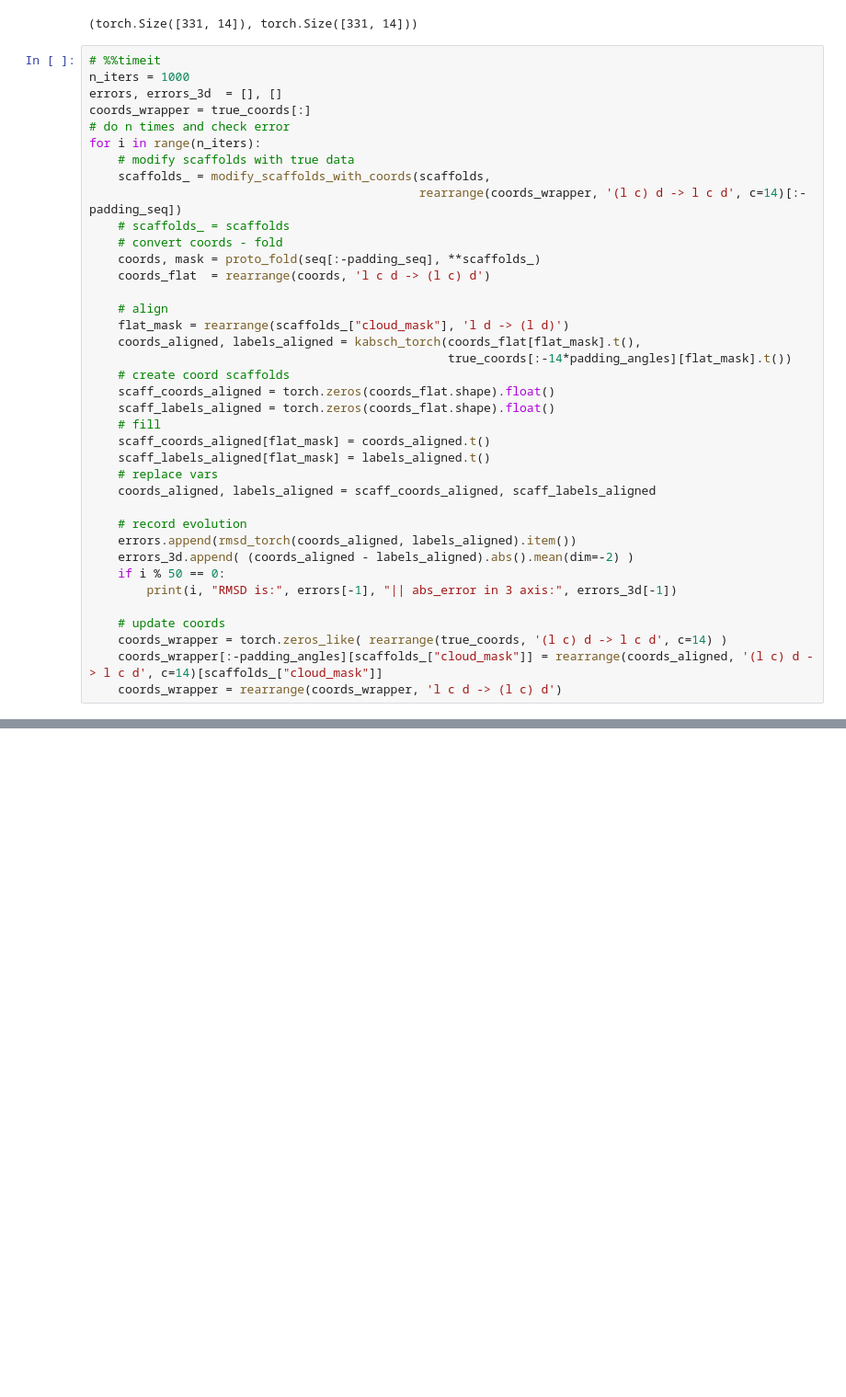
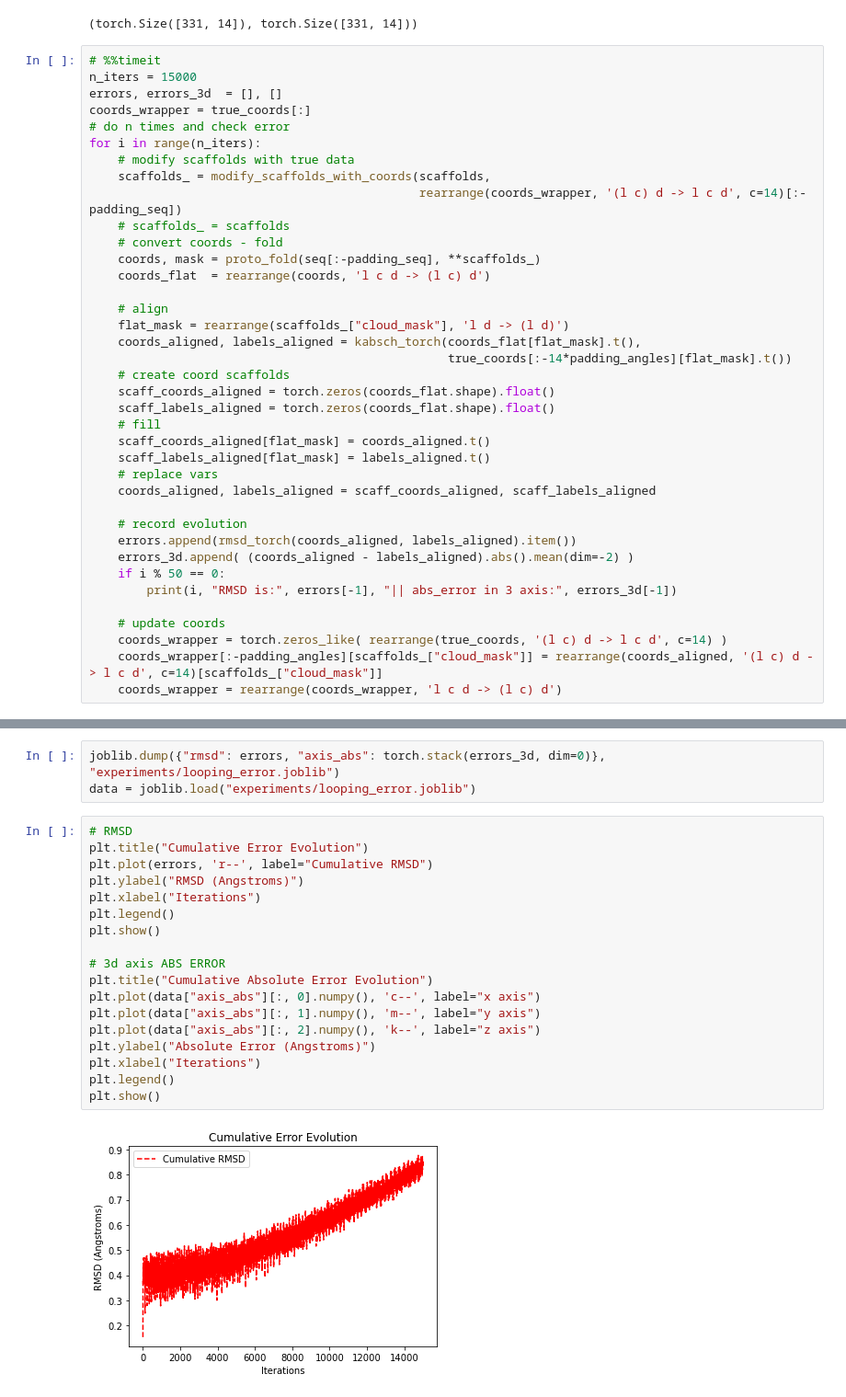
Before and after one commit to EleutherAI/mp_nerf, a Jupyter notebook: test_implementation_loop.ipynb, the cells around one changed output, grey strips where cells are left out. Shown at 92% size. Saved outputs shown, nothing was run; the diff lists cells and outputs as text; blank space fills up the shorter version.

Commit message:
encoding backbone dihedrals and adding plots

```diff
--- a/test_implementation_loop.ipynb
+++ b/test_implementation_loop.ipynb
@@ -88,7 +84,7 @@ scaffolds["bond_mask"].shape, scaffolds_["bond_mask"].shape
 (torch.Size([331, 14]), torch.Size([331, 14]))
 # %%
 # %%timeit
-n_iters = 1000
+n_iters = 15000
 errors, errors_3d  = [], []
 coords_wrapper = true_coords[:]
 # do n times and check error
@@ -223,0 +145,23 @@ sb.to_pdb("preds/labels_344.pdb")
+# %%
+joblib.dump({"rmsd": errors, "axis_abs": torch.stack(errors_3d, dim=0)}, "experiments/looping_error.joblib")
+data = joblib.load("experiments/looping_error.joblib")
+# %%
+# RMSD
+plt.title("Cumulative Error Evolution")
+plt.plot(errors, 'r--', label="Cumulative RMSD")
+plt.ylabel("RMSD (Angstroms)")
+plt.xlabel("Iterations")
+plt.legend()
+plt.show()
+
+# 3d axis ABS ERROR
+plt.title("Cumulative Absolute Error Evolution")
+plt.plot(data["axis_abs"][:, 0].numpy(), 'c--', label="x axis")
+plt.plot(data["axis_abs"][:, 1].numpy(), 'm--', label="y axis")
+plt.plot(data["axis_abs"][:, 2].numpy(), 'k--', label="z axis")
+plt.ylabel("Absolute Error (Angstroms)")
+plt.xlabel("Iterations")
+plt.legend()
+plt.show()
+# %% [output]
+[figure, added]
```
Also changed, not shown: parts of 17 cells of this notebook, 2 other files.
